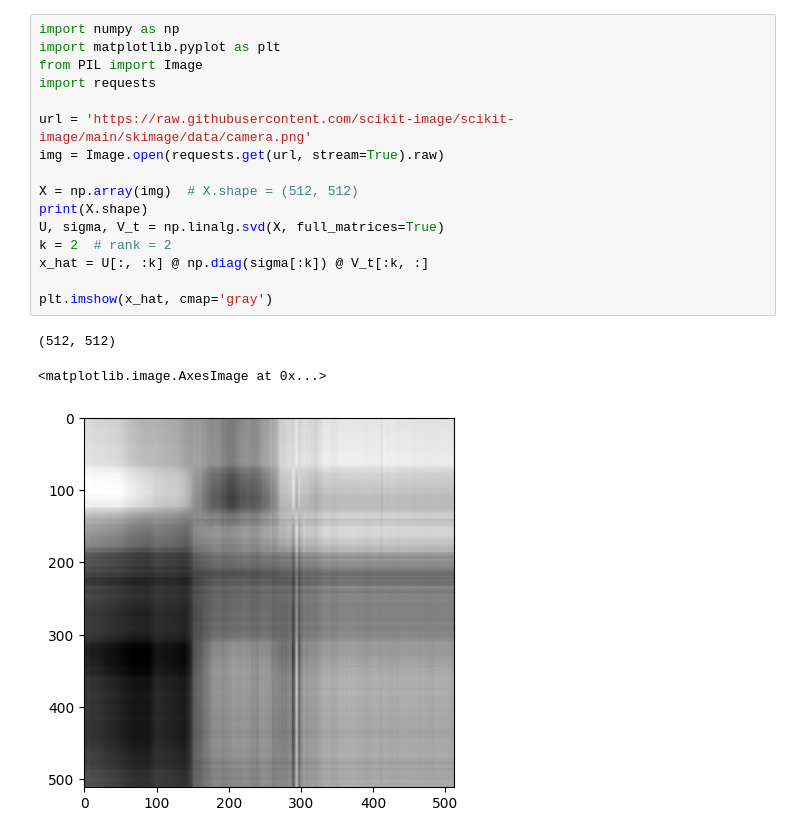
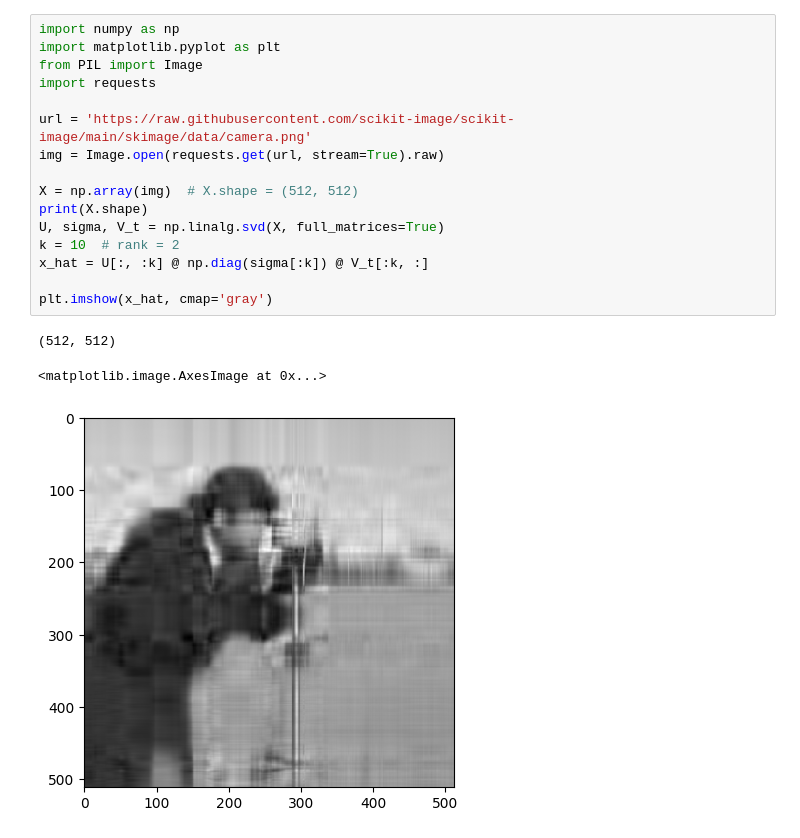
Before and after one commit to sotetsuk/LectureColab, a Jupyter notebook: truncated_svd.ipynb, the cells around one changed output. Cells and saved outputs as stored; diff of their text form.

```diff
--- a/truncated_svd.ipynb
+++ b/truncated_svd.ipynb
@@ -3,20 +3,20 @@
 # %%
 import numpy as np
 import matplotlib.pyplot as plt
 from PIL import Image
 import requests
 
 url = 'https://raw.githubusercontent.com/scikit-image/scikit-image/main/skimage/data/camera.png'
 img = Image.open(requests.get(url, stream=True).raw)
 
 X = np.array(img)  # X.shape = (512, 512)
 print(X.shape)
 U, sigma, V_t = np.linalg.svd(X, full_matrices=True)
-k = 2  # rank = 2
+k = 10  # rank = 2
 x_hat = U[:, :k] @ np.diag(sigma[:k]) @ V_t[:k, :]
 
 plt.imshow(x_hat, cmap='gray')
 # %% [output]
 (512, 512)
 <matplotlib.image.AxesImage at 0x...>
-[figure, old version]
+[figure, new version]
```
